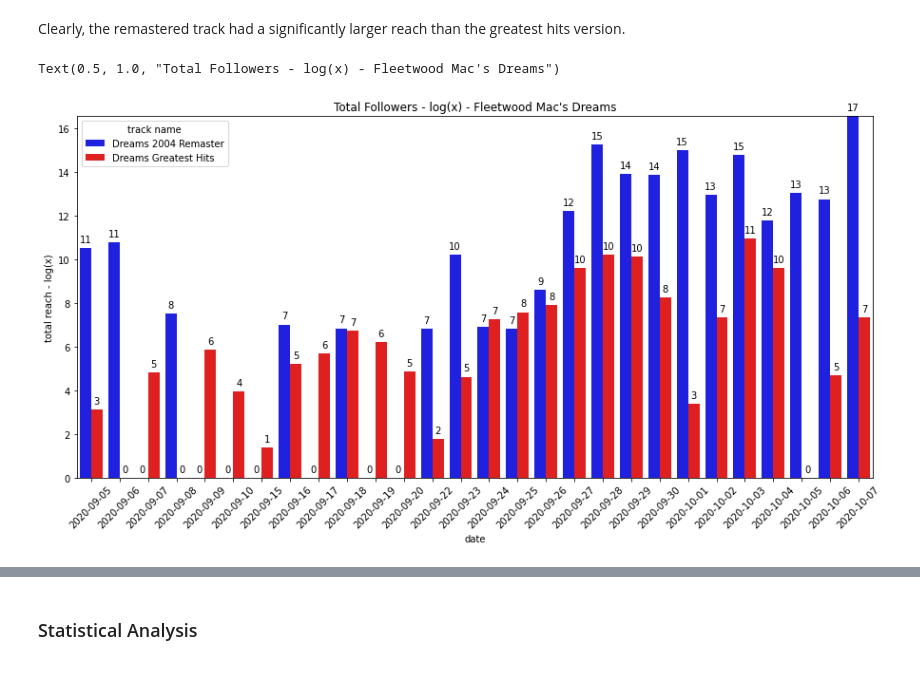
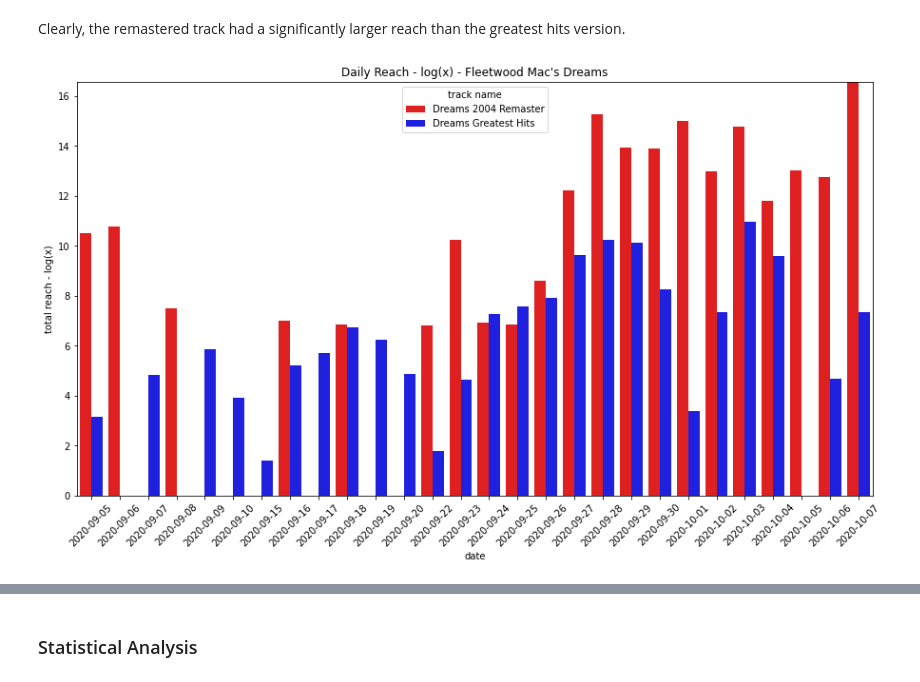
Before and after one commit to jacksonbull87/tiktok-dreams, a Jupyter notebook: tiktok dreams workbook.ipynb, the cells around one changed output, grey strips where cells are left out. Saved outputs shown, nothing was run; the diff lists cells and outputs as text; code cells hidden in the pictures.

Commit message:
daily total reach visualization

```diff
--- a/tiktok dreams workbook.ipynb
+++ b/tiktok dreams workbook.ipynb
@@ -348,37 +349,56 @@ Text(0.5, 1.0, "Total Followers (Daily Reach) - Fleetwood Mac's Dreams")
 [figure]
 # %% [markdown]
 Clearly, the remastered track had a significantly larger reach than the greatest hits version.
+# %%
+df = df.replace(0.0, np.nan)
+df = df.dropna(how='all', axis=0)
+df.dropna(inplace=True)
 # %%
 dflog = df.copy()
 # %%
-dflog['total reach - log(x)'] = dflog['total reach'].apply(lambda x: np.log(x) if x != 0 else x)
+dflog['total reach - log(x)'] = dflog['total reach'].apply(lambda x: np.log(x))
 # %%
 #plot a bar graph and assign track name variable to hue
 double_plot = sns.barplot(
     x='date',
     y='total reach - log(x)',
     hue='track name',
     data=dflog,
-    palette=['blue','red'],
+    palette=['red', 'blue'],
     alpha=1,
     dodge=True,
 )
 double_plot.set_ylim(0,dflog['total reach - log(x)'].max())
 
 for item in double_plot.get_xticklabels():
     item.set_rotation(45)
 
+# reach_values = list(dflog['total reach'])
+# i = 0
+# for p in double_plot.patches:
+# #     if p.get_height() == True:
+#     val = Decimal(reach_values[i]).normalize()
+#     if reach_values[i] != reach_values[-1]:
+#         continue
 
-for p in double_plot.patches:
-    double_plot.annotate(format(p.get_height(), '.0f'),
-                   (p.get_x() + p.get_width() / 2., p.get_height()),
-                   ha = 'center', va = 'center',
-                   xytext = (0, 9),
-                   textcoords = 'offset points')
+#     i+=1
+#     double_plot.annotate(val,
+#         (p.get_x() + p.get_width() / 2.,p.get_height()),
+#                ha = 'center', va = 'center',
+#                xytext = (0, 15),
+#                textcoords = 'offset points',
+#                 )
+#     val = Decimal(reach_values[i]).normalize()
+#     print(val)
+#     i+=1
+
+
+
+
+
 fig = plt.gcf()
-fig.set_size_inches(15,7)
-plt.title("Total Followers - log(x) - Fleetwood Mac's Dreams")
-# plt.savefig('images/spotify_playlistadds_bothdreams.png')
+fig.set_size_inches(15,8)
+plt.title("Daily Reach - log(x) - Fleetwood Mac's Dreams")
+plt.savefig('images/spotify_dailyreachlog_bothdreams.png')
 # %% [output]
-Text(0.5, 1.0, "Total Followers - log(x) - Fleetwood Mac's Dreams")
-[figure, old version]
+[figure, new version]
```
Also changed, not shown: parts of 5 cells of this notebook, 2 other files.
